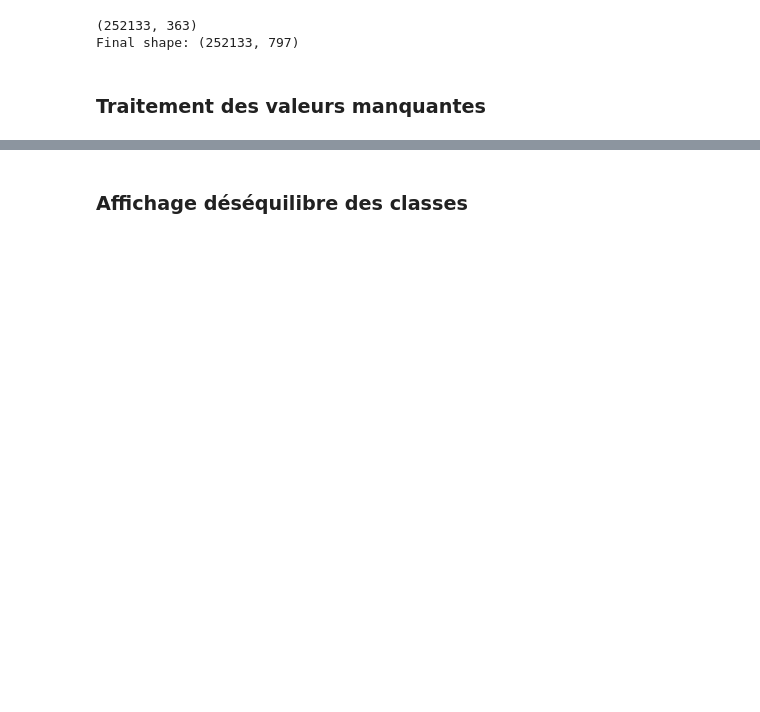
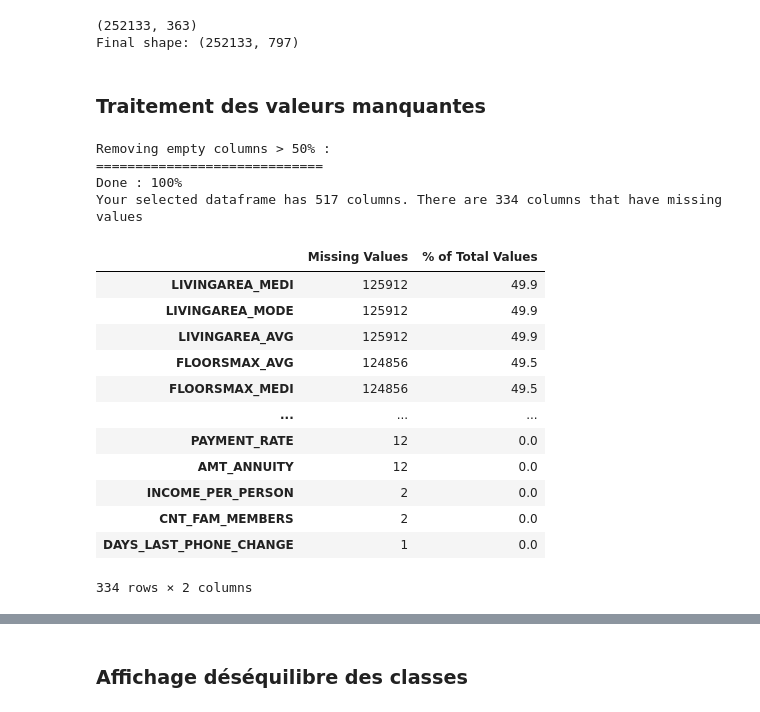
Before and after one commit to charlottemllt/Implementation-d-un-modele-de-scoring, a Jupyter notebook: Dossier Code/P7_01_NotebookPreprocessing.ipynb, the cells around one changed output, grey strips where cells are left out. Drawn from its saved outputs; the diff is of its cells as text; code cells hidden in the pictures; blank space fills up the shorter version.

```diff
--- a/Dossier Code/P7_01_NotebookPreprocessing.ipynb
+++ b/Dossier Code/P7_01_NotebookPreprocessing.ipynb
@@ -399,18 +392,28 @@ def missing_values_imputation(df):
 # %%
 print("Removing empty columns > 50% :")
 print("=============================")
 # removing empty columns > 50%
 df = df.loc[:, df.isnull().mean() < .50]
 print("Done : 100%")
 
-# missing_values_imputation
-print("Check missing values before imputation :")
-print("=======================================")
 missing_values_table(df)
-
-
-print("Missing values imputation processing :")
-print("=====================================")
-missing_values_imputation(df)
+# %% [output]
+Removing empty columns > 50% :
+=============================
+Done : 100%
+Your selected dataframe has 517 columns. There are 334 columns that have missing values
+|  | Missing Values | % of Total Values |
+| LIVINGAREA_MEDI | 125912 | 49.9 |
+| LIVINGAREA_MODE | 125912 | 49.9 |
+| LIVINGAREA_AVG | 125912 | 49.9 |
+| FLOORSMAX_AVG | 124856 | 49.5 |
+| FLOORSMAX_MEDI | 124856 | 49.5 |
+| ... | ... | ... |
+| PAYMENT_RATE | 12 | 0.0 |
+| AMT_ANNUITY | 12 | 0.0 |
+| INCOME_PER_PERSON | 2 | 0.0 |
+| CNT_FAM_MEMBERS | 2 | 0.0 |
+| DAYS_LAST_PHONE_CHANGE | 1 | 0.0 |
+334 rows × 2 columns
 # %%
 df.shape
```
Also changed, not shown: parts of 9 cells of this notebook.
